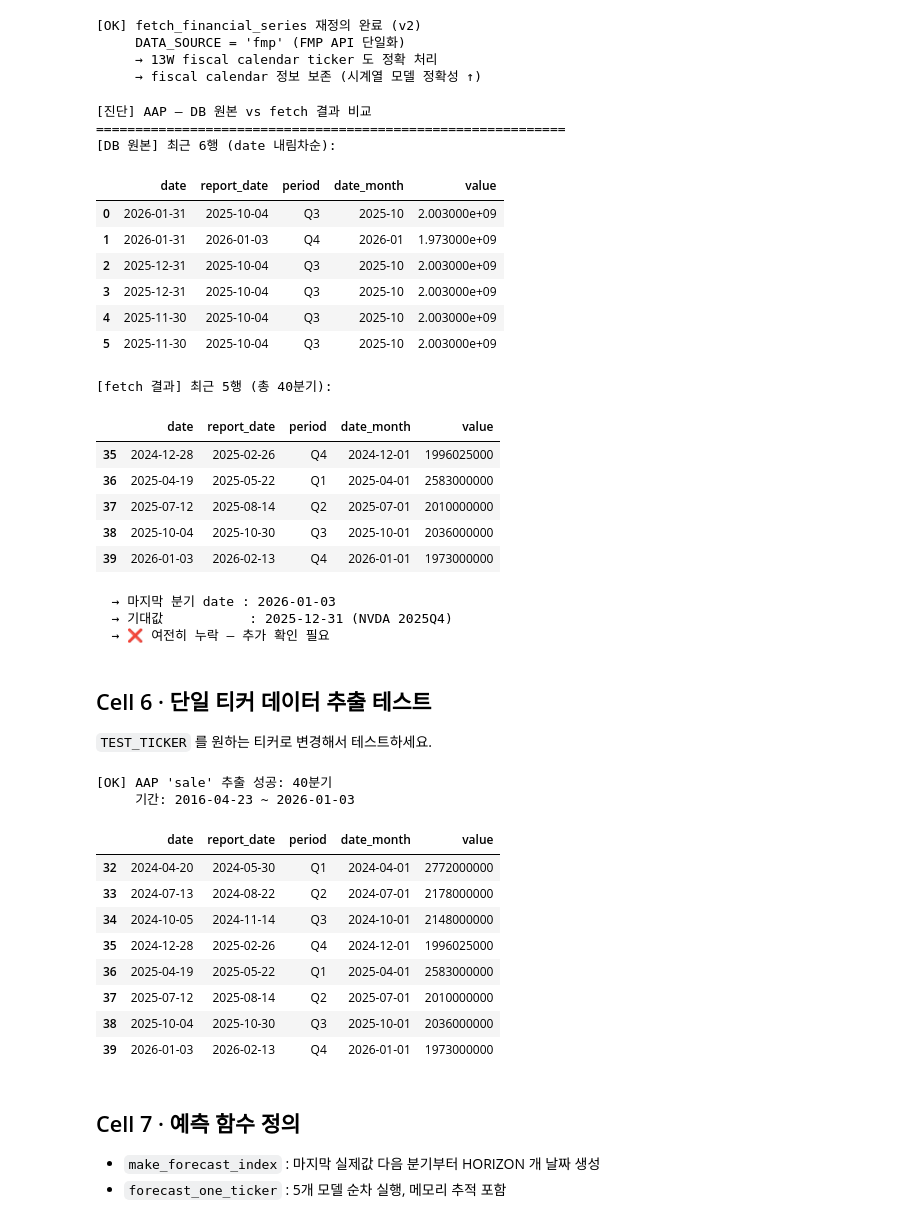
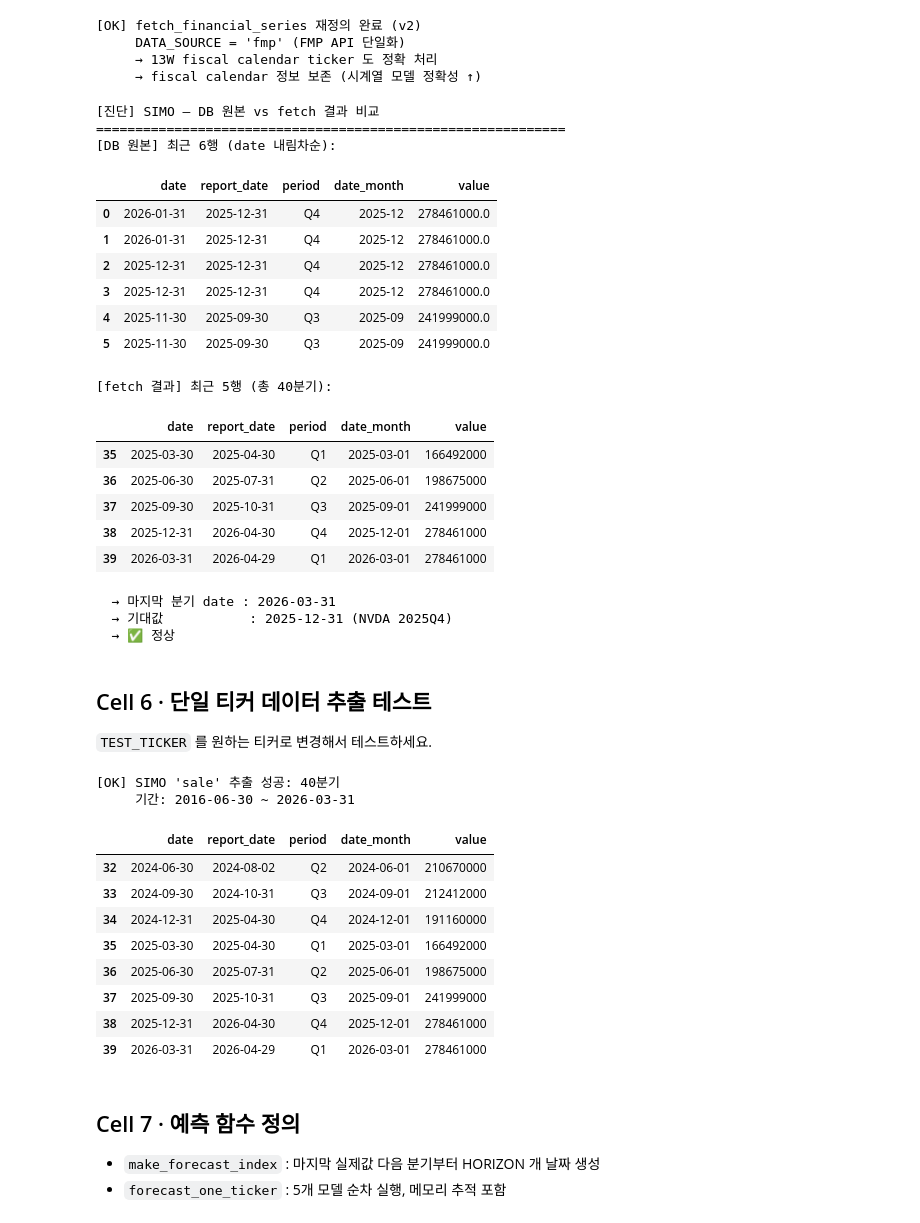
Before and after one commit to stox74/stock_forecast, a Jupyter notebook: US_Market/analysis/미국전기업_매출_예측/us_revenue_forecast_notebook_v8.ipynb, the cells around one changed output. Saved outputs shown, nothing was run; the diff lists cells and outputs as text; code cells hidden in the pictures.

```diff
--- a/US_Market/analysis/미국전기업_매출_예측/us_revenue_forecast_notebook_v8.ipynb
+++ b/US_Market/analysis/미국전기업_매출_예측/us_revenue_forecast_notebook_v8.ipynb
@@ -378,7 +378,7 @@ print(f"     → fiscal calendar 정보 보존 (시계열 모델 정확성 ↑)"
 # 최신 분기 누락 여부를 확인하는 진단 셀
 from sqlalchemy import text as _text
 
-DIAG_TICKER = "AAP"   # ← 확인할 티커
+DIAG_TICKER = "SIMO"   # ← 확인할 티커
 
 print(f"[진단] {DIAG_TICKER} — DB 원본 vs fetch 결과 비교")
 print("=" * 60)
@@ -391,48 +391,48 @@ with engine.connect() as conn:
             FROM   US_IS_from_FMP
             WHERE  ticker = :ticker AND item = :item
               AND  value IS NOT NULL
             ORDER  BY date DESC
             LIMIT  6
         """),
         conn,
         params={"ticker": DIAG_TICKER, "item": ITEM}
     )
 
 print("[DB 원본] 최근 6행 (date 내림차순):")
 display(raw)
 
 # fetch_financial_series 결과 (최근 5행)
 try:
     diag_df = fetch_financial_series(engine, DIAG_TICKER, item=ITEM, min_obs=MIN_OBS)
     print(f"\n[fetch 결과] 최근 5행 (총 {len(diag_df)}분기):")
     display(diag_df.tail(5))
     print(f"\n  → 마지막 분기 date : {diag_df['date'].iloc[-1].date()}")
     print(f"  → 기대값           : 2025-12-31 (NVDA 2025Q4)")
     ok = diag_df['date'].iloc[-1].date().isoformat() == '2026-03-31'
     print(f"  → {'✅ 정상' if ok else '❌ 여전히 누락 — 추가 확인 필요'}")
 except Exception as e:
     print(f"[오류] {e}")
 # %% [output]
-[진단] AAP — DB 원본 vs fetch 결과 비교
+[진단] SIMO — DB 원본 vs fetch 결과 비교
 ============================================================
 [DB 원본] 최근 6행 (date 내림차순):
 |  | date | report_date | period | date_month | value |
-| 0 | 2026-01-31 | 2025-10-04 | Q3 | 2025-10 | 2.003000e+09 |
-| 1 | 2026-01-31 | 2026-01-03 | Q4 | 2026-01 | 1.973000e+09 |
-| 2 | 2025-12-31 | 2025-10-04 | Q3 | 2025-10 | 2.003000e+09 |
-| 3 | 2025-12-31 | 2025-10-04 | Q3 | 2025-10 | 2.003000e+09 |
-| 4 | 2025-11-30 | 2025-10-04 | Q3 | 2025-10 | 2.003000e+09 |
-| 5 | 2025-11-30 | 2025-10-04 | Q3 | 2025-10 | 2.003000e+09 |
+| 0 | 2026-01-31 | 2025-12-31 | Q4 | 2025-12 | 278461000.0 |
+| 1 | 2026-01-31 | 2025-12-31 | Q4 | 2025-12 | 278461000.0 |
+| 2 | 2025-12-31 | 2025-12-31 | Q4 | 2025-12 | 278461000.0 |
+| 3 | 2025-12-31 | 2025-12-31 | Q4 | 2025-12 | 278461000.0 |
+| 4 | 2025-11-30 | 2025-09-30 | Q3 | 2025-09 | 241999000.0 |
+| 5 | 2025-11-30 | 2025-09-30 | Q3 | 2025-09 | 241999000.0 |
 [fetch 결과] 최근 5행 (총 40분기):
 |  | date | report_date | period | date_month | value |
-| 35 | 2024-12-28 | 2025-02-26 | Q4 | 2024-12-01 | 1996025000 |
-| 36 | 2025-04-19 | 2025-05-22 | Q1 | 2025-04-01 | 2583000000 |
-| 37 | 2025-07-12 | 2025-08-14 | Q2 | 2025-07-01 | 2010000000 |
-| 38 | 2025-10-04 | 2025-10-30 | Q3 | 2025-10-01 | 2036000000 |
-| 39 | 2026-01-03 | 2026-02-13 | Q4 | 2026-01-01 | 1973000000 |
+| 35 | 2025-03-30 | 2025-04-30 | Q1 | 2025-03-01 | 166492000 |
+| 36 | 2025-06-30 | 2025-07-31 | Q2 | 2025-06-01 | 198675000 |
+| 37 | 2025-09-30 | 2025-10-31 | Q3 | 2025-09-01 | 241999000 |
+| 38 | 2025-12-31 | 2026-04-30 | Q4 | 2025-12-01 | 278461000 |
+| 39 | 2026-03-31 | 2026-04-29 | Q1 | 2026-03-01 | 278461000 |
-  → 마지막 분기 date : 2026-01-03
+  → 마지막 분기 date : 2026-03-31
   → 기대값           : 2025-12-31 (NVDA 2025Q4)
-  → ❌ 여전히 누락 — 추가 확인 필요
+  → ✅ 정상
 # %% [markdown]
 ## Cell 6 · 단일 티커 데이터 추출 테스트
 
@@ -450,17 +450,17 @@ try:
 except Exception as e:
     print(f"[FAIL] {e}")
 # %% [output]
-[OK] AAP 'sale' 추출 성공: 40분기
-     기간: 2016-04-23 ~ 2026-01-03
+[OK] SIMO 'sale' 추출 성공: 40분기
+     기간: 2016-06-30 ~ 2026-03-31
 |  | date | report_date | period | date_month | value |
-| 32 | 2024-04-20 | 2024-05-30 | Q1 | 2024-04-01 | 2772000000 |
-| 33 | 2024-07-13 | 2024-08-22 | Q2 | 2024-07-01 | 2178000000 |
-| 34 | 2024-10-05 | 2024-11-14 | Q3 | 2024-10-01 | 2148000000 |
-| 35 | 2024-12-28 | 2025-02-26 | Q4 | 2024-12-01 | 1996025000 |
-| 36 | 2025-04-19 | 2025-05-22 | Q1 | 2025-04-01 | 2583000000 |
-| 37 | 2025-07-12 | 2025-08-14 | Q2 | 2025-07-01 | 2010000000 |
-| 38 | 2025-10-04 | 2025-10-30 | Q3 | 2025-10-01 | 2036000000 |
-| 39 | 2026-01-03 | 2026-02-13 | Q4 | 2026-01-01 | 1973000000 |
+| 32 | 2024-06-30 | 2024-08-02 | Q2 | 2024-06-01 | 210670000 |
+| 33 | 2024-09-30 | 2024-10-31 | Q3 | 2024-09-01 | 212412000 |
+| 34 | 2024-12-31 | 2025-04-30 | Q4 | 2024-12-01 | 191160000 |
+| 35 | 2025-03-30 | 2025-04-30 | Q1 | 2025-03-01 | 166492000 |
+| 36 | 2025-06-30 | 2025-07-31 | Q2 | 2025-06-01 | 198675000 |
+| 37 | 2025-09-30 | 2025-10-31 | Q3 | 2025-09-01 | 241999000 |
+| 38 | 2025-12-31 | 2026-04-30 | Q4 | 2025-12-01 | 278461000 |
+| 39 | 2026-03-31 | 2026-04-29 | Q1 | 2026-03-01 | 278461000 |
 # %% [markdown]
 ## Cell 7 · 예측 함수 정의
 
```
Also changed, not shown: parts of 6 cells of this notebook, 5 other files.
